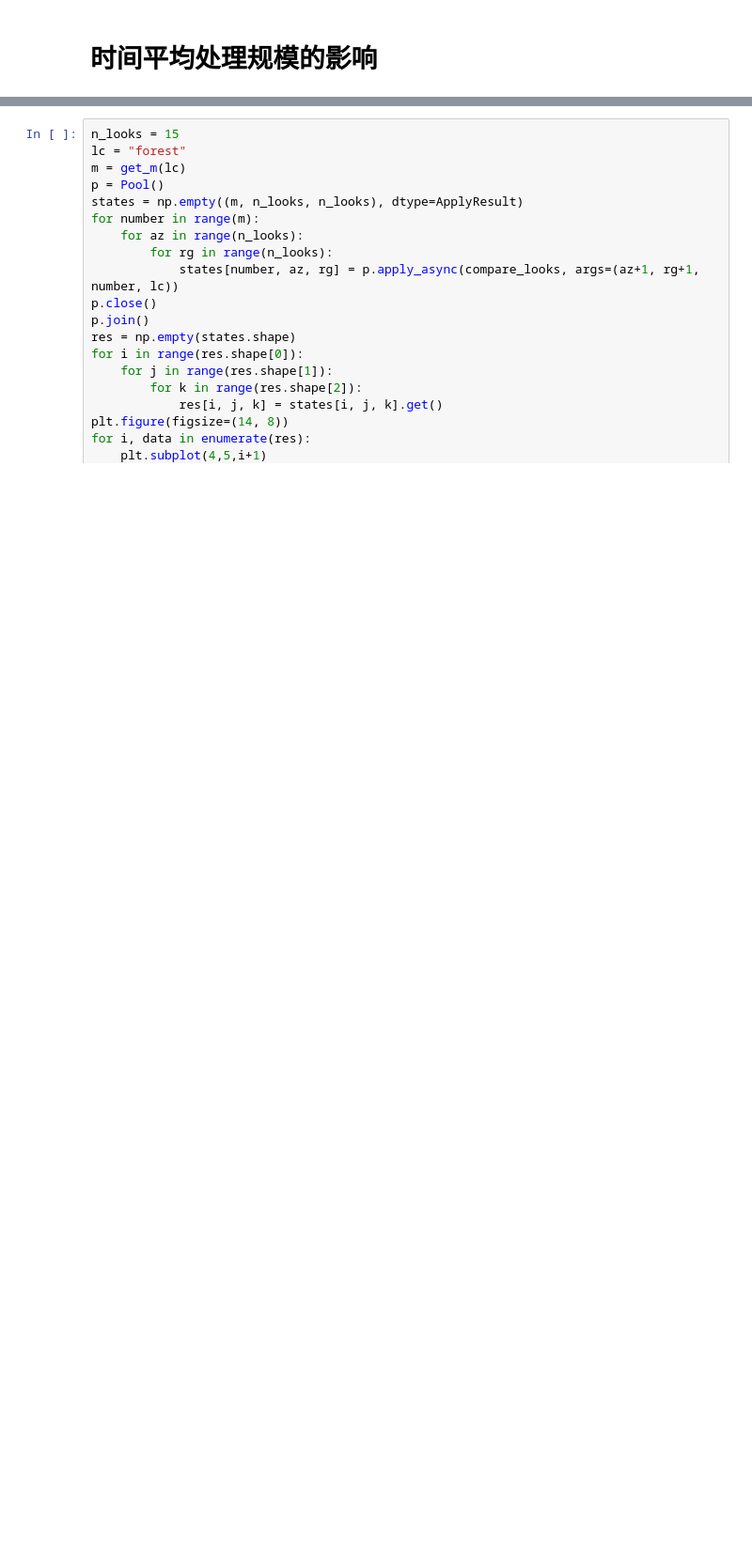
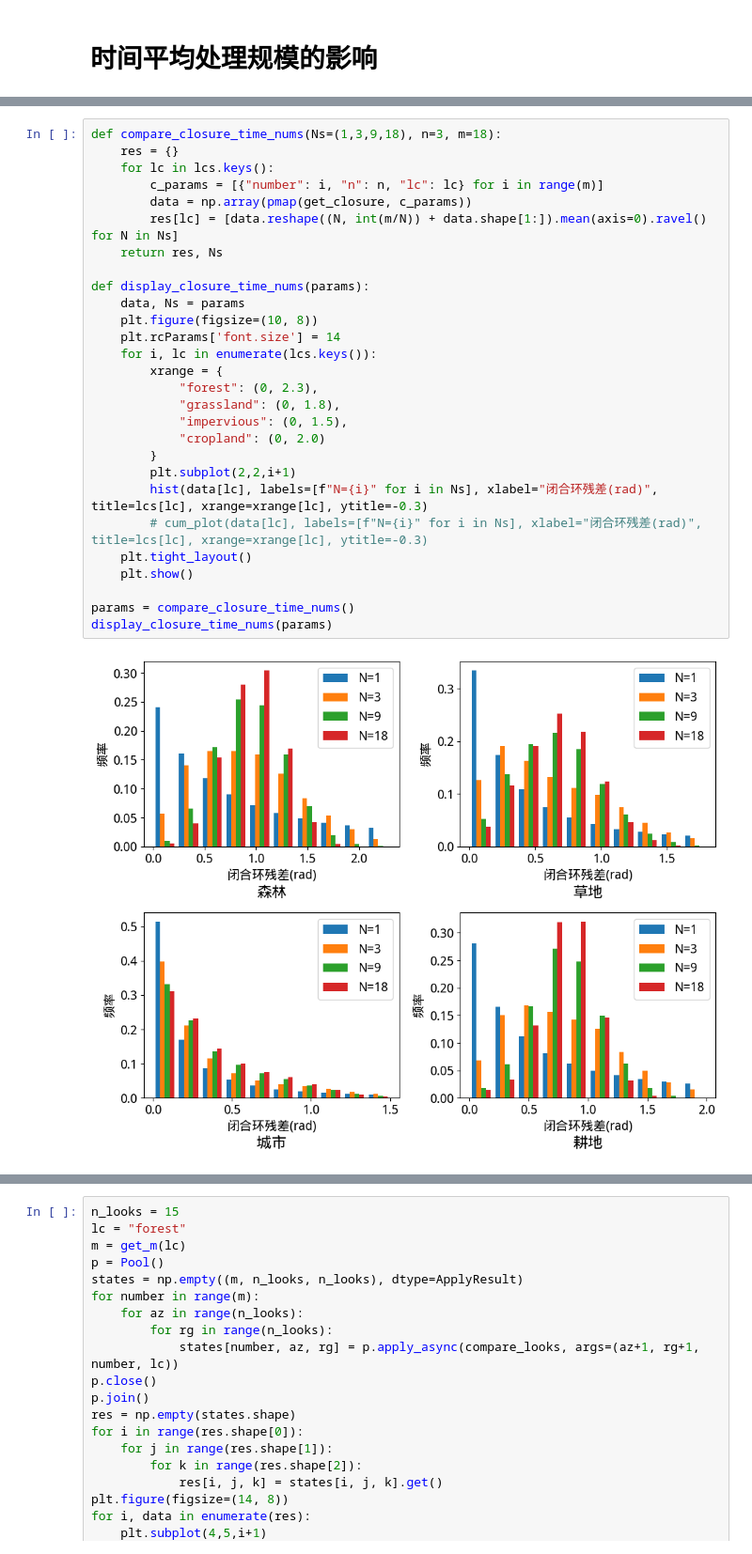
Before and after one commit to SakuraLaurel/Closure, a Jupyter notebook: closure.ipynb, the cells around one changed output, grey strips where cells are left out. Shown at 94% size. Drawn from its saved outputs; the diff is of its cells as text; blank space fills up the shorter version.

```diff
--- a/closure.ipynb
+++ b/closure.ipynb
@@ -289,0 +283,30 @@ for lc in ("forest", "impervious"):
+# %%
+def compare_closure_time_nums(Ns=(1,3,9,18), n=3, m=18):
+    res = {}
+    for lc in lcs.keys():
+        c_params = [{"number": i, "n": n, "lc": lc} for i in range(m)]
+        data = np.array(pmap(get_closure, c_params))
+        res[lc] = [data.reshape((N, int(m/N)) + data.shape[1:]).mean(axis=0).ravel() for N in Ns]
+    return res, Ns
+
+def display_closure_time_nums(params):
+    data, Ns = params
+    plt.figure(figsize=(10, 8))
+    plt.rcParams['font.size'] = 14
+    for i, lc in enumerate(lcs.keys()):
+        xrange = {
+            "forest": (0, 2.3),
+            "grassland": (0, 1.8),
+            "impervious": (0, 1.5),
+            "cropland": (0, 2.0)
+        }
+        plt.subplot(2,2,i+1)
+        hist(data[lc], labels=[f"N={i}" for i in Ns], xlabel="闭合环残差(rad)", title=lcs[lc], xrange=xrange[lc], ytitle=-0.3)
+        # cum_plot(data[lc], labels=[f"N={i}" for i in Ns], xlabel="闭合环残差(rad)", title=lcs[lc], xrange=xrange[lc], ytitle=-0.3)
+    plt.tight_layout()
+    plt.show()
+
+params = compare_closure_time_nums()
+display_closure_time_nums(params)
+# %% [output]
+[figure, added]
```
Also changed, not shown: parts of 18 cells of this notebook, 1 other file.
